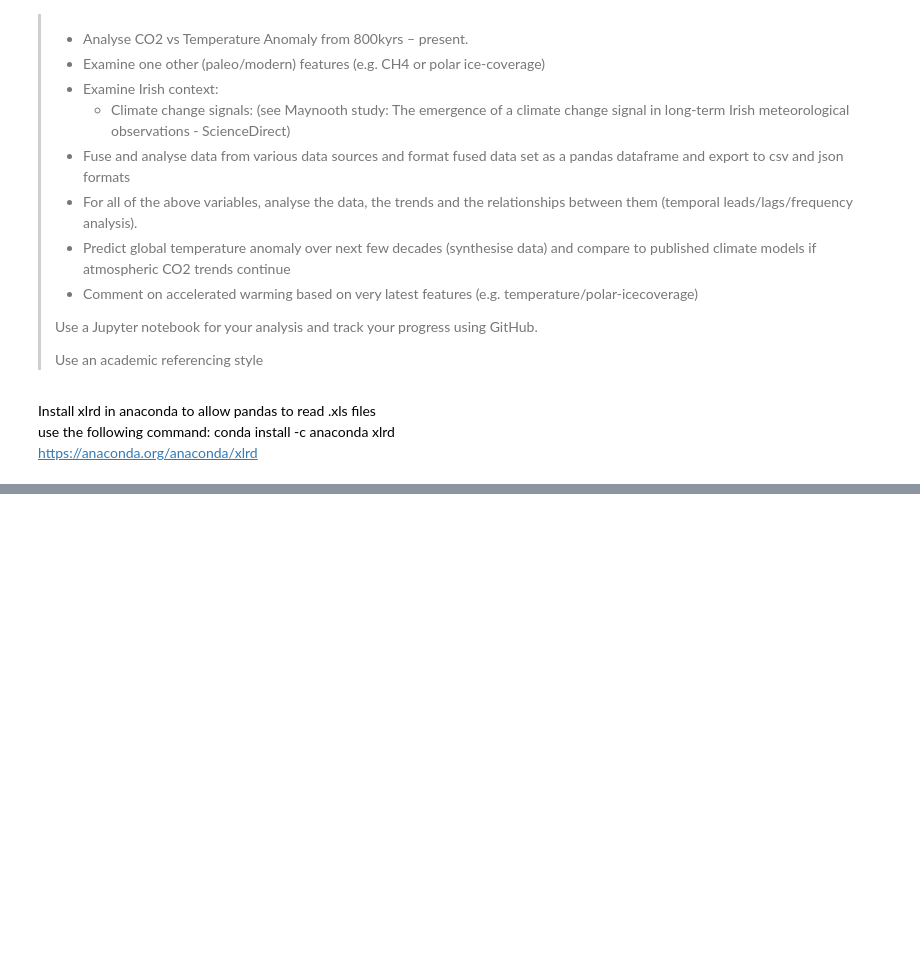
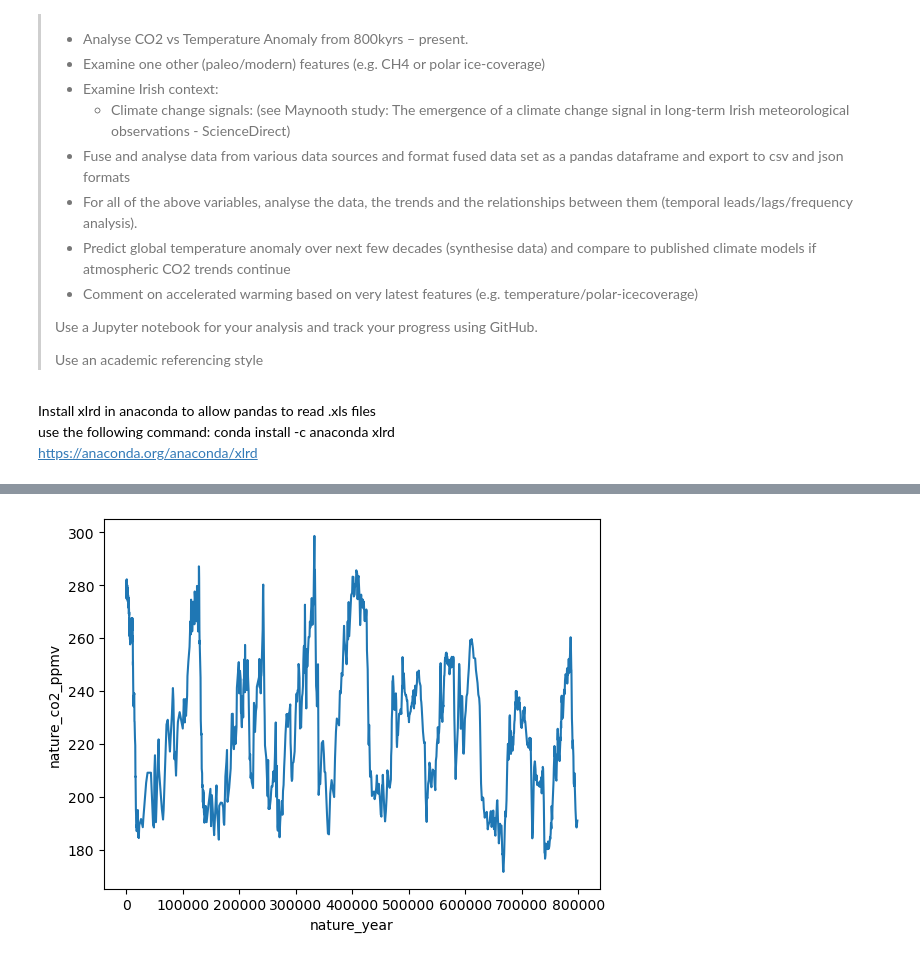
Before and after one commit to decvfox/PfDA_Project_2, a Jupyter notebook: project_2.ipynb, the cells around one changed output, grey strips where cells are left out. Cells and saved outputs as stored; diff of their text form; code cells hidden in the pictures; blank space fills up the shorter version.

Commit message:
Nature c02 plot

```diff
--- a/project_2.ipynb
+++ b/project_2.ipynb
@@ -41,3 +43,7 @@ df3=pd.read_excel(url, '3.  Composite CO2')
 df1.to_csv(Sheet1)
 df2.to_csv(Sheet2)
 df3.to_csv(Sheet3)
+# %%
+df = pd.DataFrame().assign(nature_year =df3['Composite CO2 record (0-800 kyr BP)'], nature_co2_ppmv = df3['Unnamed: 1'])
+df = df.drop(labels=range(0, 6), axis=0)
+df.head(10)
@@ -43,0 +62,7 @@ df3.to_csv(Sheet3)
+# %%
+# plot year vs CO2
+
+sns.lineplot(x = 'nature_year', y = 'nature_co2_ppmv', data=df)
+plt.show()
+# %% [output]
+[figure, added]
```
Also changed, not shown: parts of 2 cells of this notebook.
